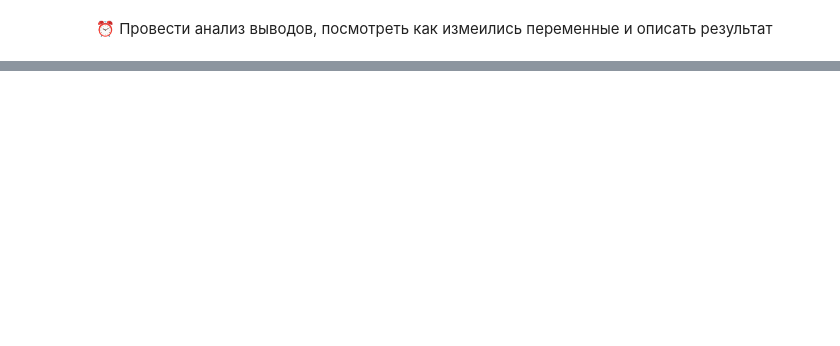
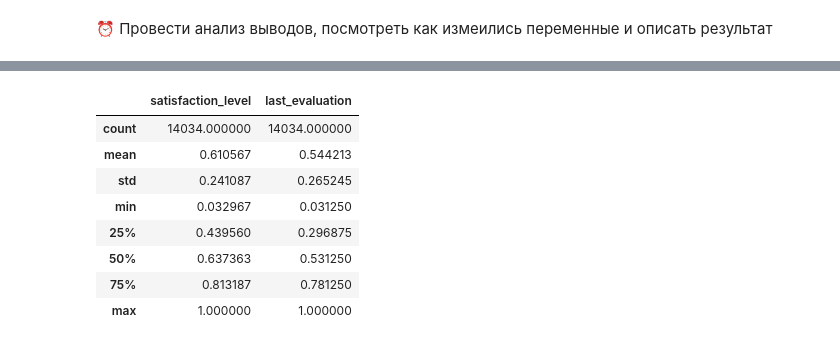
Before and after one commit to 1eo1eo1eo/mlvvsu, a Jupyter notebook: mlvvsu/практика3.ipynb, the cells around one changed output, grey strips where cells are left out. Saved outputs shown, nothing was run; the diff lists cells and outputs as text; code cells hidden in the pictures; blank space fills up the shorter version.

```diff
--- a/mlvvsu/практика3.ipynb
+++ b/mlvvsu/практика3.ipynb
@@ -265,0 +291,23 @@ LogisticRegression(max_iter=1000)
+# %%
+def remove_outliers_based_on_mean(X, y, mean_multiplier=2):
+    # Убедимся, что работаем только с числовыми данными
+    X_numeric = X.select_dtypes(include=['number'])
+
+    # Рассчитываем среднее значение и стандартное отклонение для каждой переменной
+    mean_values = X_numeric.mean()
+    std_values = X_numeric.std()
+
+    # Устанавливаем верхний и нижний пороги на основе среднего значения и множителя стандартного отклонения
+    lower_threshold = mean_values - mean_multiplier * std_values
+    upper_threshold = mean_values + mean_multiplier * std_values
+
+    # Фильтруем наблюдения, которые находятся в пределах этих порогов по всем признакам
+    X_filtered = X_numeric[~((X_numeric < lower_threshold) | (X_numeric > upper_threshold)).any(axis=1)]
+
+    # Синхронизируем y с отфильтрованными X
+    y_filtered = y.loc[X_filtered.index]
+
+    return X_filtered, y_filtered
+# %%
+
+X_mean, y_mean = remove_outliers_based_on_mean(X_processed.copy(), Y.copy())
@@ -265,0 +326,12 @@ LogisticRegression(max_iter=1000)
+# %%
+X_mean.describe()
+# %% [output]
+|  | satisfaction_level | last_evaluation |
+| count | 14034.000000 | 14034.000000 |
+| mean | 0.610567 | 0.544213 |
+| std | 0.241087 | 0.265245 |
+| min | 0.032967 | 0.031250 |
+| 25% | 0.439560 | 0.296875 |
+| 50% | 0.637363 | 0.531250 |
+| 75% | 0.813187 | 0.781250 |
+| max | 1.000000 | 1.000000 |
```
Also changed, not shown: parts of 37 cells of this notebook.
